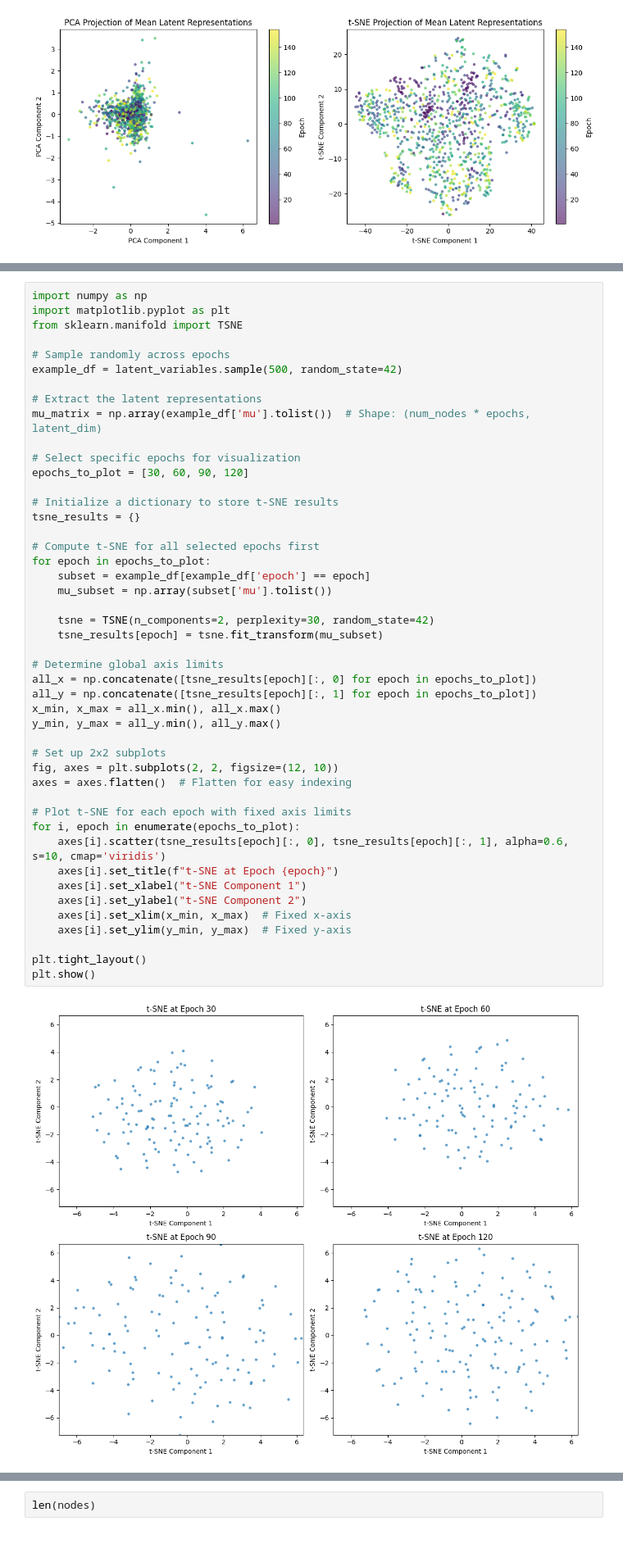
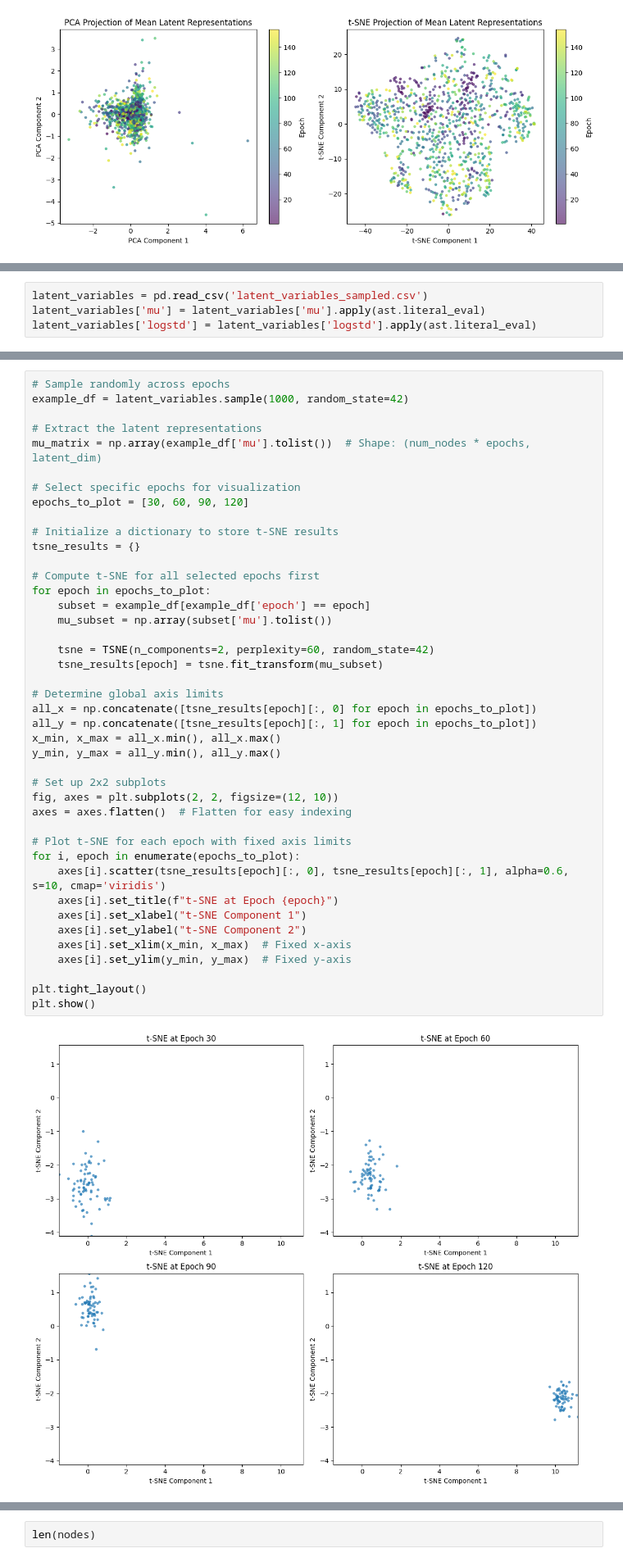
Before and after one commit to EliteApex/PPI-OMEGA, a Jupyter notebook: src/pilot_with_features.ipynb, the cells around one changed output, grey strips where cells are left out. Shown at 82% size. Cells and saved outputs as stored; diff of their text form.

```diff
--- a/src/pilot_with_features.ipynb
+++ b/src/pilot_with_features.ipynb
@@ -403,0 +440,4 @@ plt.show()
+# %%
+latent_variables = pd.read_csv('latent_variables_sampled.csv')
+latent_variables['mu'] = latent_variables['mu'].apply(ast.literal_eval)
+latent_variables['logstd'] = latent_variables['logstd'].apply(ast.literal_eval)
@@ -404,10 +460,6 @@ plt.show()
 # %%
-import numpy as np
-import matplotlib.pyplot as plt
-from sklearn.manifold import TSNE
-
 # Sample randomly across epochs
-example_df = latent_variables.sample(500, random_state=42)
+example_df = latent_variables.sample(1000, random_state=42)
 
 # Extract the latent representations
 mu_matrix = np.array(example_df['mu'].tolist())  # Shape: (num_nodes * epochs, latent_dim)
@@ -420,35 +472,35 @@ tsne_results = {}
 
 # Compute t-SNE for all selected epochs first
 for epoch in epochs_to_plot:
     subset = example_df[example_df['epoch'] == epoch]
     mu_subset = np.array(subset['mu'].tolist())
 
-    tsne = TSNE(n_components=2, perplexity=30, random_state=42)
+    tsne = TSNE(n_components=2, perplexity=60, random_state=42)
     tsne_results[epoch] = tsne.fit_transform(mu_subset)
 
 # Determine global axis limits
 all_x = np.concatenate([tsne_results[epoch][:, 0] for epoch in epochs_to_plot])
 all_y = np.concatenate([tsne_results[epoch][:, 1] for epoch in epochs_to_plot])
 x_min, x_max = all_x.min(), all_x.max()
 y_min, y_max = all_y.min(), all_y.max()
 
 # Set up 2x2 subplots
 fig, axes = plt.subplots(2, 2, figsize=(12, 10))
 axes = axes.flatten()  # Flatten for easy indexing
 
 # Plot t-SNE for each epoch with fixed axis limits
 for i, epoch in enumerate(epochs_to_plot):
     axes[i].scatter(tsne_results[epoch][:, 0], tsne_results[epoch][:, 1], alpha=0.6, s=10, cmap='viridis')
     axes[i].set_title(f"t-SNE at Epoch {epoch}")
     axes[i].set_xlabel("t-SNE Component 1")
     axes[i].set_ylabel("t-SNE Component 2")
     axes[i].set_xlim(x_min, x_max)  # Fixed x-axis
     axes[i].set_ylim(y_min, y_max)  # Fixed y-axis
 
 plt.tight_layout()
 plt.show()
 # %% [output]
-[figure, old version]
+[figure, new version]
 # %%
 example_df
 # %% [output]
```
Also changed, not shown: parts of 10 cells of this notebook, 9 other files.
